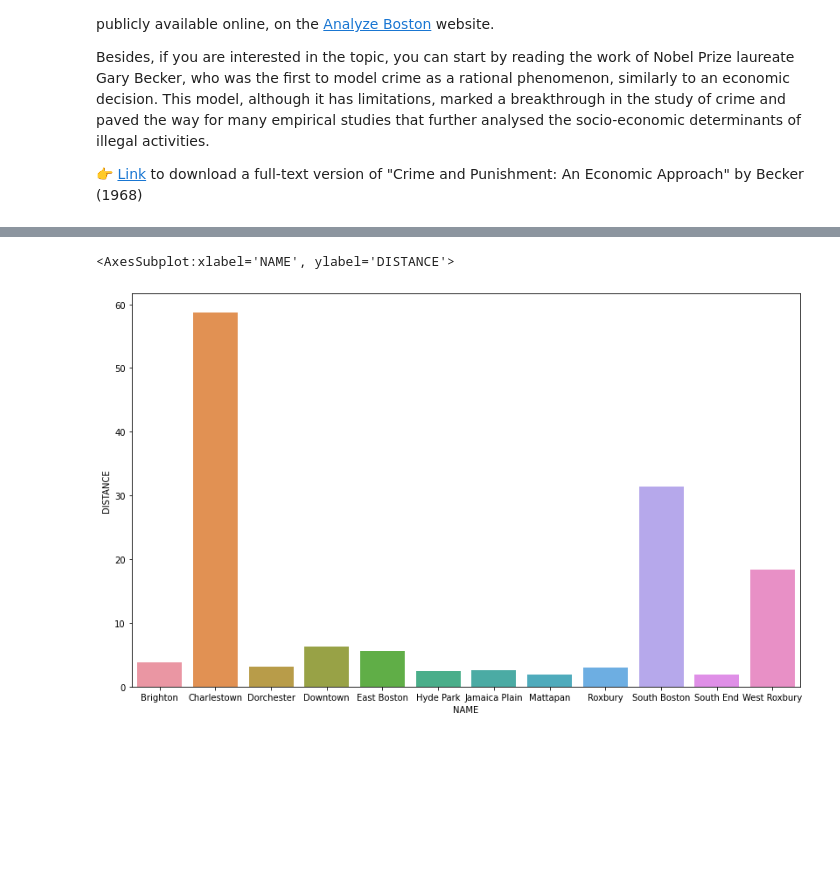
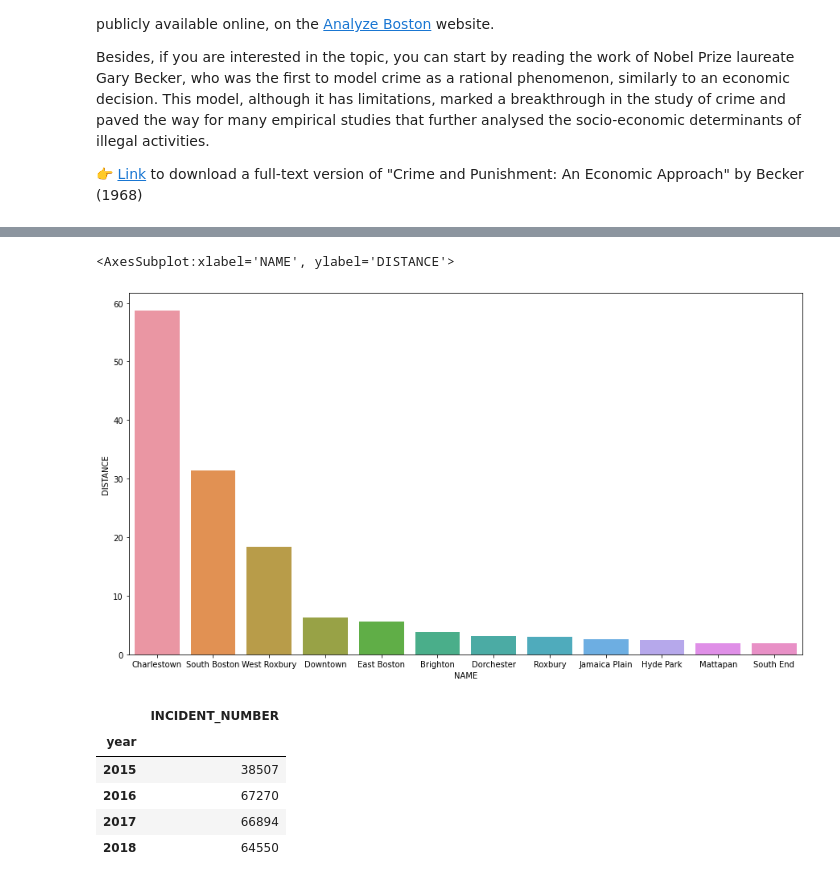
Before and after one commit to jbtonin/data-certification-exam, a Jupyter notebook: decision_science/boston_crimes.ipynb, the cells around one changed output, grey strips where cells are left out. Drawn from its saved outputs; the diff is of its cells as text; code cells hidden in the pictures; blank space fills up the shorter version.

```diff
--- a/decision_science/boston_crimes.ipynb
+++ b/decision_science/boston_crimes.ipynb
@@ -543,0 +561,6 @@ data.head()
+# %%
+data['OCCURRED_ON_DATE'] = pd.to_datetime(data['OCCURRED_ON_DATE'])
+# %%
+data['year'] = pd.DatetimeIndex(data['OCCURRED_ON_DATE']).year
+# %%
+data['month'] = pd.DatetimeIndex(data['OCCURRED_ON_DATE']).month
@@ -636,9 +704,18 @@ most_violent_district.reset_index()
 # %%
 fig, ax = plt.subplots()
-fig.set_size_inches(13.7, 8.27)
-sns.barplot(x='NAME',y='DISTANCE',data=district_avg_distance.reset_index())
+fig.set_size_inches(15, 8.27)
+sns.barplot(x='NAME',y='DISTANCE',data=district_avg_distance.reset_index().sort_values(by='DISTANCE',ascending=False))
 # %% [output]
 <AxesSubplot:xlabel='NAME', ylabel='DISTANCE'>
-[figure, old version]
+[figure, new version]
+# %%
+evolution_crime_year
+# %% [output]
+|  | INCIDENT_NUMBER |
+| year |  |
+| 2015 | 38507 |
+| 2016 | 67270 |
+| 2017 | 66894 |
+| 2018 | 64550 |
 # %%
 fig, ax = plt.subplots()
```
Also changed, not shown: parts of 12 cells of this notebook, 6 other files.
